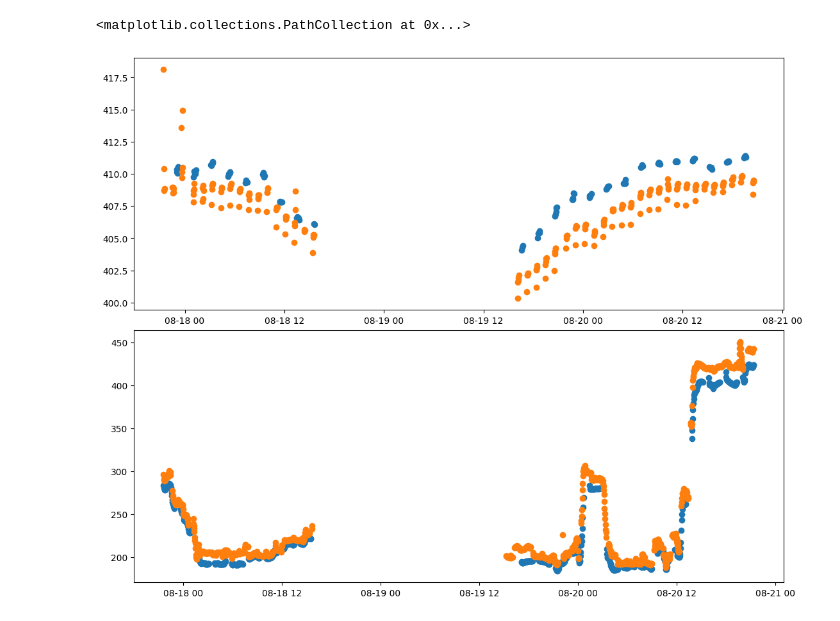
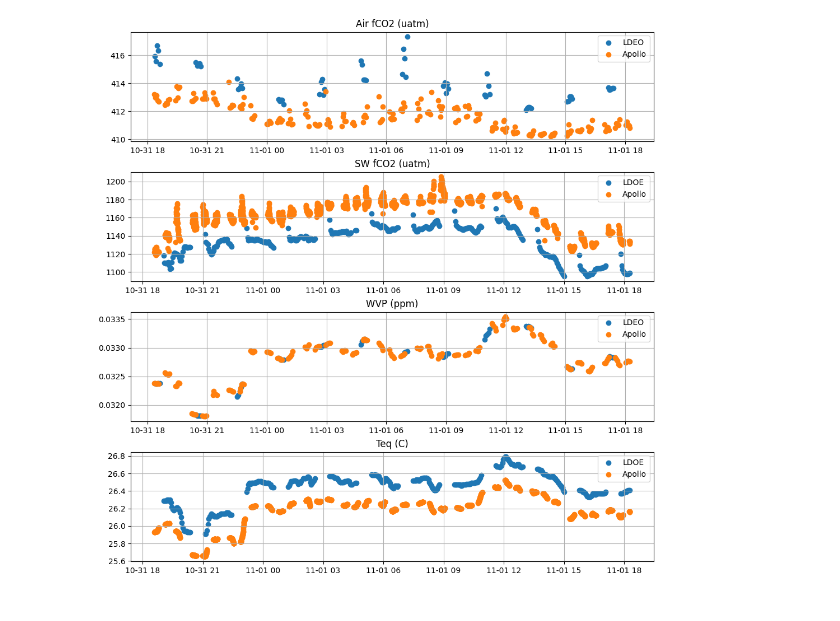
Before and after one commit to hugheann/python3-crlx, a Jupyter notebook: examples/sikuliaq_apollo_ldeo.ipynb, the cells around one changed output. Drawn from its saved outputs; the diff is of its cells as text; code cells hidden in the pictures.

```diff
--- a/examples/sikuliaq_apollo_ldeo.ipynb
+++ b/examples/sikuliaq_apollo_ldeo.ipynb
@@ -6,4 +18,4 @@ from crlx import SIKULIAQ
 # %%
 skq = SIKULIAQ(verbose = True)
 edt = datetime.now(timezone.utc)
-bdt = edt - timedelta(days = 3)
+bdt = edt - timedelta(hours = 24)
@@ -13,11 +45,0 @@ ldeo = skq.get_wet_lab_ldeo(bdt,edt)
-# %%
-fig, ax = plt.subplots(2,1, figsize = (11,8.5), constrained_layout = True)
-
-ax[0].scatter(ldeo.time, ldeo.air_pco2)
-ax[0].scatter(apollo.time, apollo.air_pco2)
-
-ax[1].scatter(ldeo.time, ldeo.sea_water_pco2)
-ax[1].scatter(apollo.time, apollo.sea_water_pco2)
-# %% [output]
-<matplotlib.collections.PathCollection at 0x...>
-[figure, removed]
@@ -23,0 +48,30 @@ ax[1].scatter(apollo.time, apollo.sea_water_pco2)
+# %%
+%matplotlib widget
+
+fig, ax = plt.subplots(4,1, figsize = (10,10), constrained_layout = True)
+
+ax[0].scatter(ldeo.time.where(ldeo.sample_source == 'air'), ldeo.fco2.where(ldeo.sample_source == 'air'),label="LDEO")
+ax[0].scatter(apollo.time.where(apollo.sample_source == 'air'), apollo.fco2.where(apollo.sample_source == 'air'),label="Apollo")
+ax[0].set_title('Air fCO2 (uatm)')
+ax[0].legend()
+ax[0].grid()
+
+ax[1].scatter(ldeo.time.where(ldeo.sample_source == 'seawater'), ldeo.fco2.where(ldeo.sample_source == 'seawater'),label = 'LDOE')
+ax[1].scatter(apollo.time.where(apollo.sample_source == 'seawater'), apollo.fco2.where(apollo.sample_source == 'seawater'),label = 'Apollo')
+ax[1].set_title('SW fCO2 (uatm)')
+ax[1].legend()
+ax[1].grid()
+
+ax[2].scatter(ldeo.time.where(ldeo.sample_source == 'air'), ldeo.water_vapor_pressure.where(ldeo.sample_source == 'air'),label="LDEO")
+ax[2].scatter(apollo.time.where(apollo.sample_source == 'air'), apollo.water_vapor_pressure.where(apollo.sample_source == 'air'),label="Apollo")
+ax[2].set_title('WVP (ppm)')
+ax[2].legend()
+ax[2].grid()
+
+ax[3].scatter(ldeo.time.where(ldeo.sample_source == 'seawater'), ldeo.equilibrator_temperature_sbe38.where(ldeo.sample_source == 'seawater'),label = 'LDOE')
+ax[3].scatter(apollo.time.where(apollo.sample_source == 'seawater'), apollo.apollo_sbe45_sea_water_temperature.where(apollo.sample_source == 'seawater'),label = 'Apollo')
+ax[3].set_title('Teq (C)')
+ax[3].legend()
+ax[3].grid()
+# %% [output]
+[figure, added]
```
Also changed, not shown: parts of 20 cells of this notebook, 5 other files.
